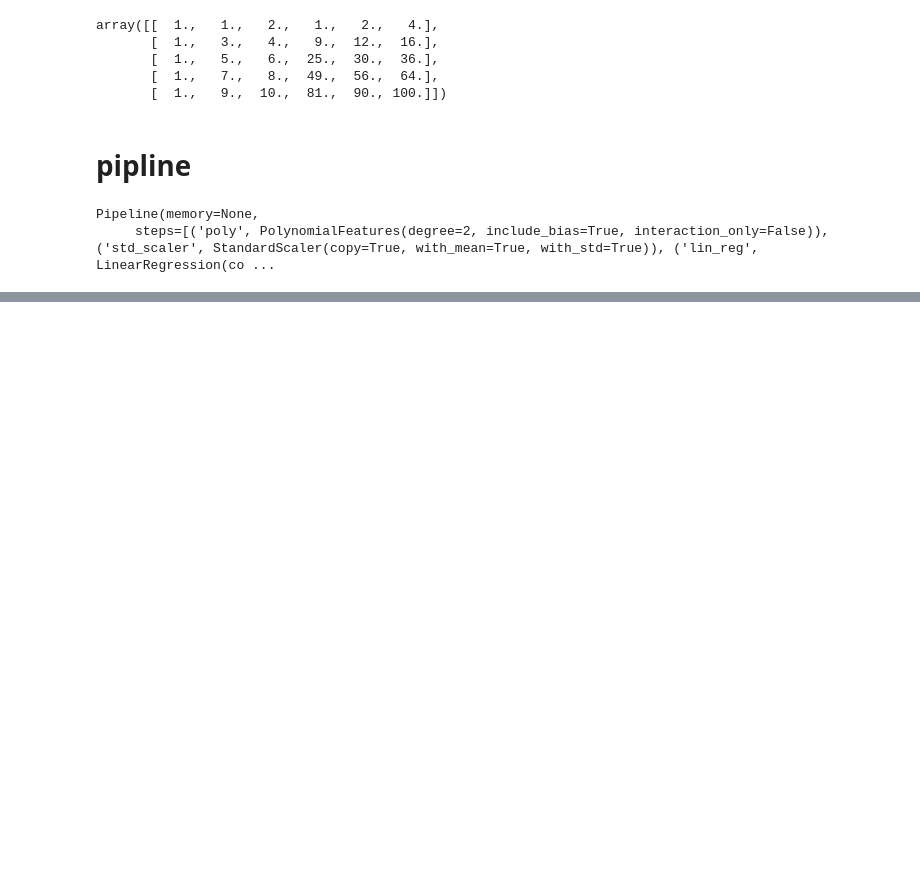
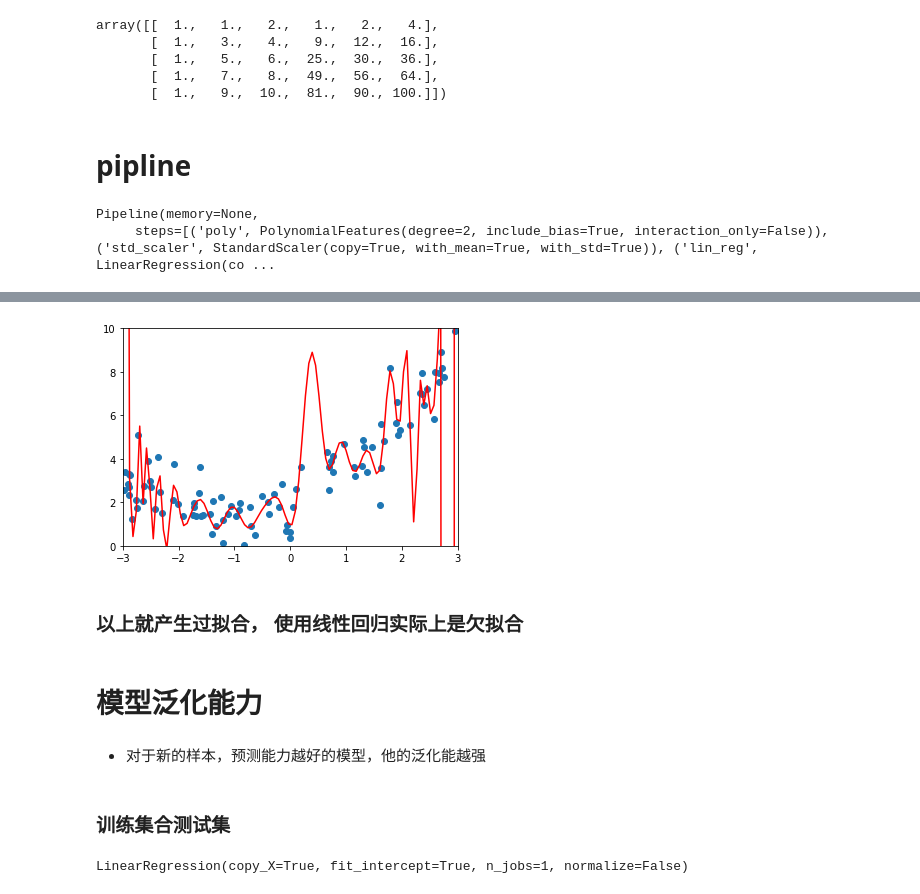
Before and after one commit to miraclestatus/mllearning, a Jupyter notebook: ml/机器学习19.ipynb, the cells around one changed output, grey strips where cells are left out. Saved outputs shown, nothing was run; the diff lists cells and outputs as text; code cells hidden in the pictures; blank space fills up the shorter version.

```diff
--- a/ml/机器学习19.ipynb
+++ b/ml/机器学习19.ipynb
@@ -151,0 +221,15 @@ plt.show()
+# %%
+plt.scatter(x, y)
+plt.plot(X_plot[:,0], y_plot, color='r')
+plt.axis([-3, 3, 0, 10])
+plt.show()
+# %% [output]
+[figure, added]
+# %% [markdown]
+### 以上就产生过拟合， 使用线性回归实际上是欠拟合
+# %% [markdown]
+# 模型泛化能力
+# %% [markdown]
+- 对于新的样本，预测能力越好的模型，他的泛化能越强
+# %% [markdown]
+### 训练集合测试集
@@ -151,0 +242,4 @@ plt.show()
+# %%
+lin_reg.fit(X_train, y_train)
+# %% [output]
+LinearRegression(copy_X=True, fit_intercept=True, n_jobs=1, normalize=False)
```
Also changed, not shown: parts of 52 cells of this notebook.
